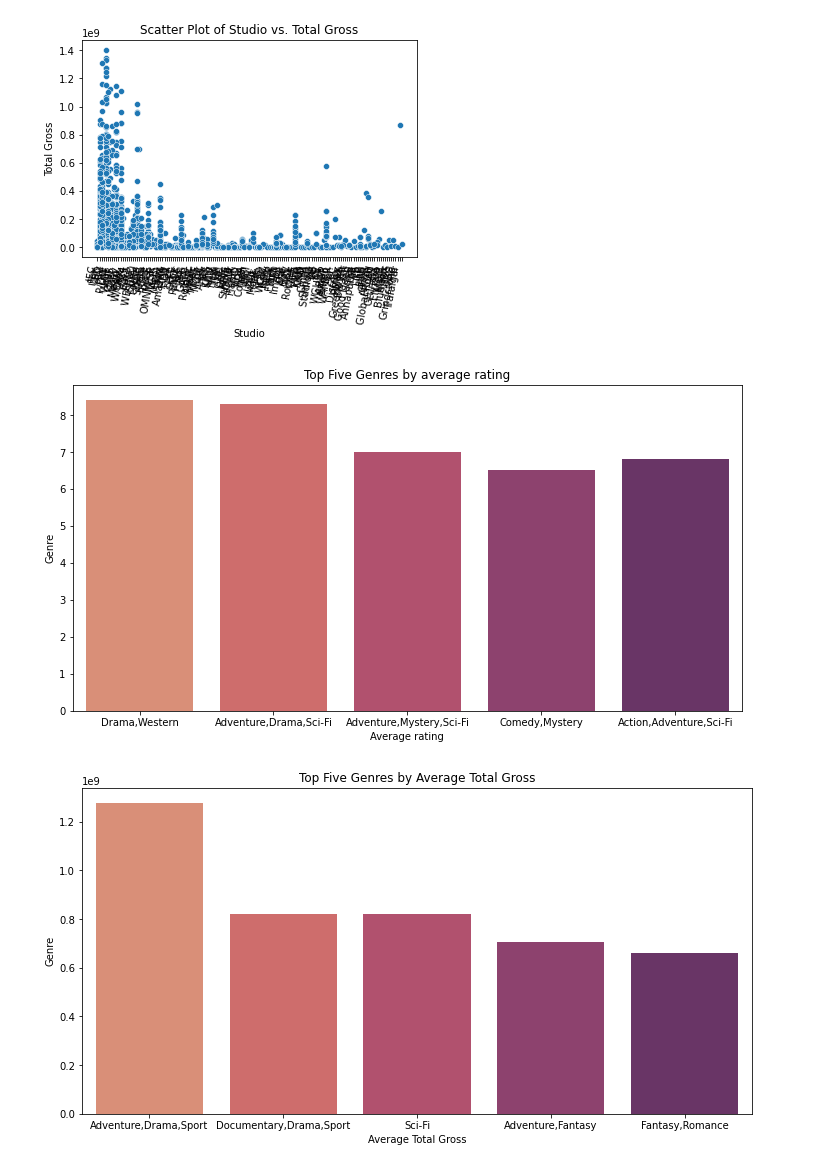
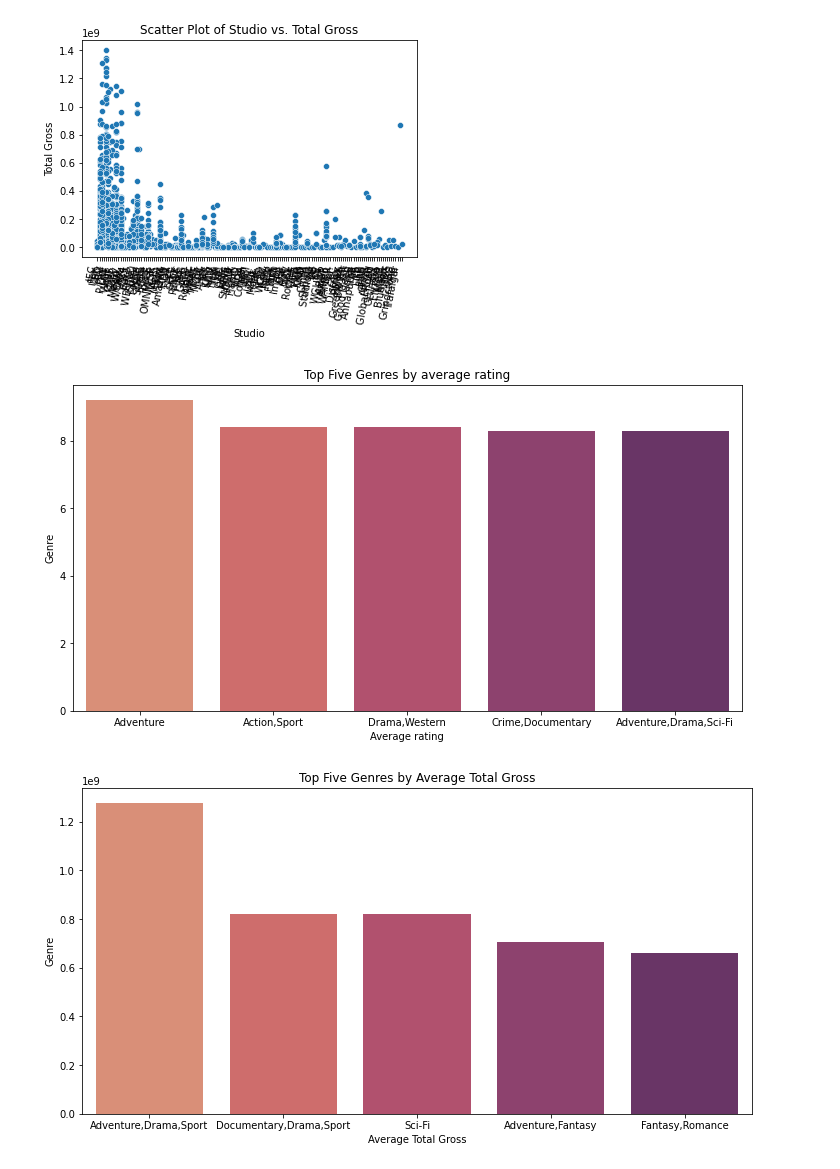
Before and after one commit to pmgitonga/Phase-1-Project, a Jupyter notebook: Microsoft Movie Analysis.ipynb, the cells around one changed output. Drawn from its saved outputs; the diff is of its cells as text; code cells hidden in the pictures.

```diff
--- a/Microsoft Movie Analysis.ipynb
+++ b/Microsoft Movie Analysis.ipynb
@@ -480,12 +489,14 @@ genre_stats = df.groupby('genres').agg({'total_gross': 'mean' , 'averagerating'
 top_five_averagerating = genre_stats.sort_values(by='averagerating', ascending=False).head(5)
 top_five_total_gross = genre_stats.sort_values(by='total_gross', ascending=False).head(5)
 # %%
+#Plotting a bar graph of Top Five Genres by average rating
+
 plt.figure(figsize=(12, 6))
-sns.barplot(x='genres', y='averagerating', data=top_five_numvotes, palette='flare')
+sns.barplot(x='genres', y='averagerating', data=top_five_averagerating, palette='flare')
 plt.title('Top Five Genres by average rating')
 plt.xlabel('Average rating')
 plt.ylabel('Genre')
 plt.show()
 # %% [output]
-[figure, old version]
+[figure, new version]
 # %%
```
Also changed, not shown: parts of 15 cells of this notebook, 2 other files.
